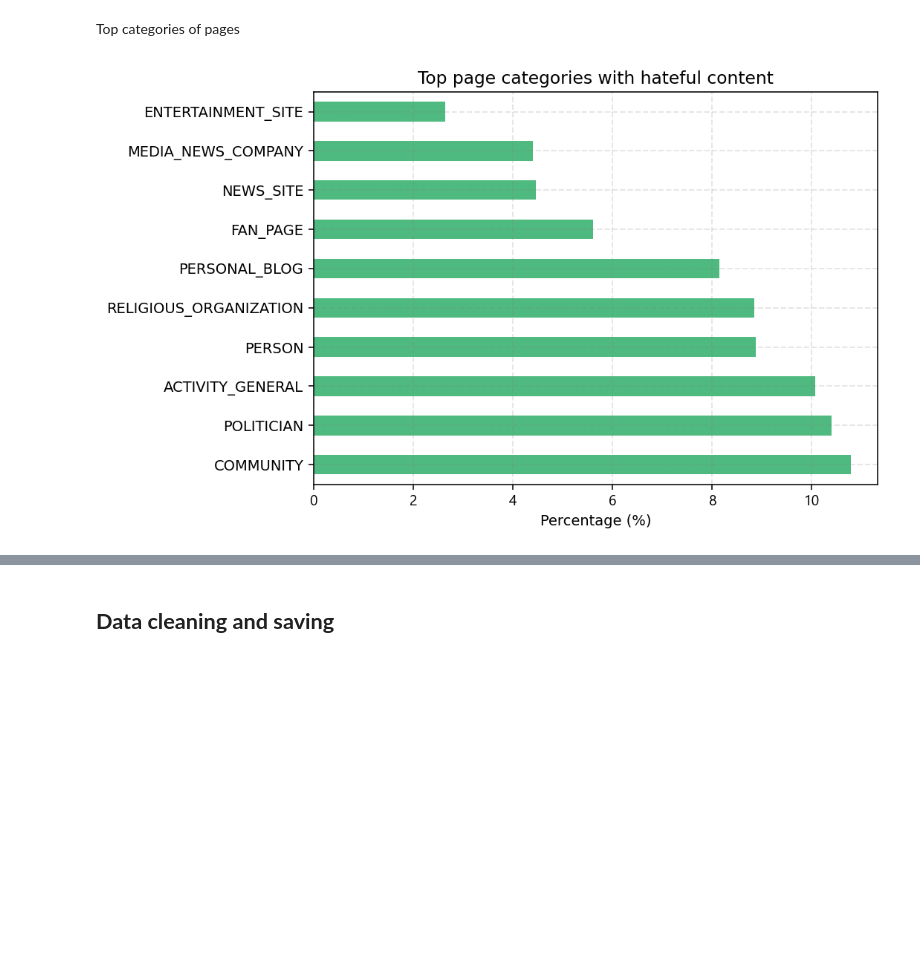
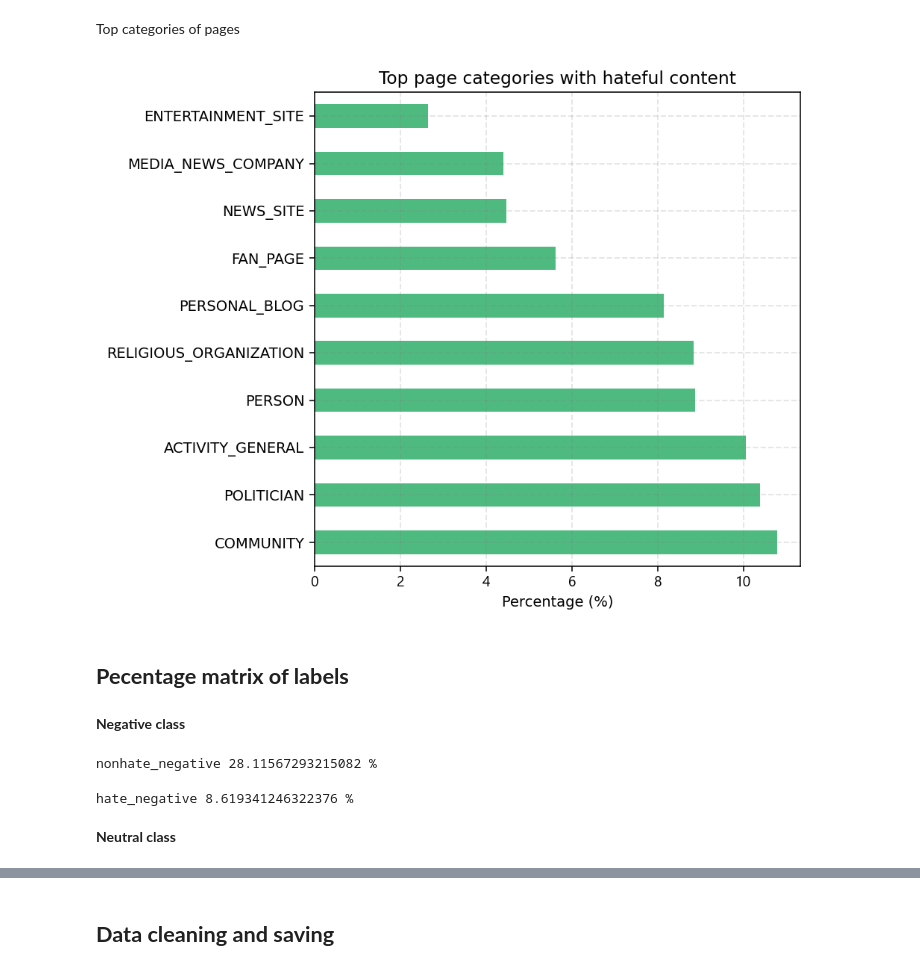
Before and after one commit to SaikatPhys/CrowdTangle-NLP, a Jupyter notebook: CrowdTangle-sentiment-hatespeech-plots.ipynb, the cells around one changed output, grey strips where cells are left out. Drawn from its saved outputs; the diff is of its cells as text; code cells hidden in the pictures; blank space fills up the shorter version.

Commit message:
Update plots and notebook

```diff
--- a/CrowdTangle-sentiment-hatespeech-plots.ipynb
+++ b/CrowdTangle-sentiment-hatespeech-plots.ipynb
@@ -50,7 +50,7 @@ Drop empty strings
 # %%
-df = df.dropna(subset=['message']).reset_index(drop=True)
+#df = df.dropna(subset=['message']).reset_index(drop=True)
 #df = df.reset_index()
-print (len(df))
+#print (len(df))
 # %% [output]
 375922
 # %% [markdown]
@@ -201,22 +201,38 @@ plt.show()
 # %% [markdown]
 Top categories of pages
 # %%
-plt.figure(figsize=(7,5),dpi=140)
+plt.figure(figsize=(6,6),dpi=140)
 
 hateful_content_category_percent = hateful_content ['Page Category'].value_counts()*100/len(hateful_content)
 hateful_content_category_percent[:10].plot(kind='barh', color='mediumseagreen', alpha=0.9)
 
 
 # Customize matplotlib
 hindi_font = FontProperties(fname = '/content/drive/MyDrive/CrowdTangle-NLP/Nirmala.ttf')
 
 plt.xticks(fontproperties=hindi_font)
 #plt.xticks(rotation = 60)
 plt.grid(color='grey', linestyle='--', linewidth=1, alpha=0.2)
 plt.title('Top page categories with hateful content')
 plt.xlabel('Percentage (%)')
 #plt.grid(True)
 
 plt.show()
 # %% [output]
-[figure, old version]
+[figure, new version]
+# %% [markdown]
+## **Pecentage matrix of labels**
+# %% [markdown]
+**Negative class**
+# %%
+nonhate_negative = df [(df['messageHate.score'] == 0) & (df['messageSentiment.score'] == 0)]
+print ("nonhate_negative", len(nonhate_negative)*100/len(df), "%")
+# %% [output]
+nonhate_negative 28.11567293215082 %
+# %%
+hate_negative =  df [(df['messageHate.score'] == 1) & (df['messageSentiment.score'] == 0)]
+print ("hate_negative", len(hate_negative)*100/len(df), "%")
+# %% [output]
+hate_negative 8.619341246322376 %
+# %% [markdown]
+**Neutral class**
```
Also changed, not shown: parts of 10 cells of this notebook, 7 other files.
